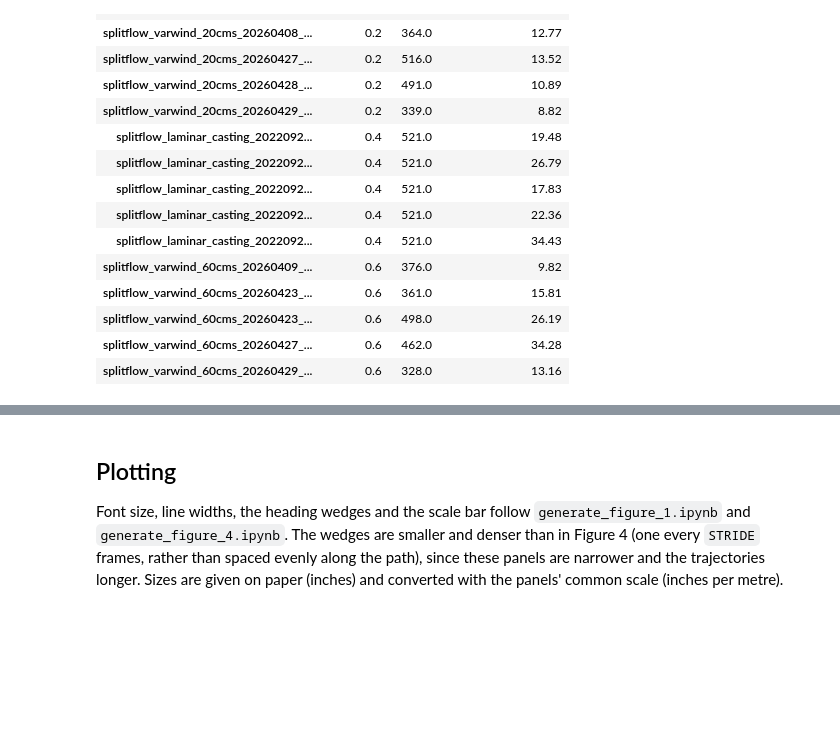
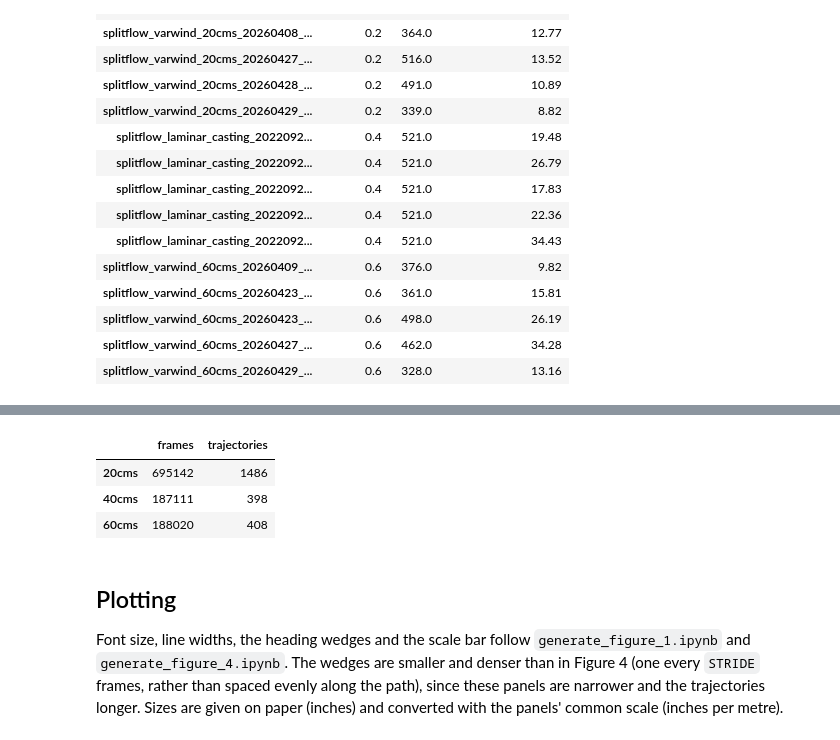
Before and after one commit to nehalsinghmangat/drosophila_body_orientation_predictor, a Jupyter notebook: generate_figures/generate_figure_5.ipynb, the cells around one changed output, grey strips where cells are left out. Drawn from its saved outputs; the diff is of its cells as text; code cells hidden in the pictures; blank space fills up the shorter version.

```diff
--- a/generate_figures/generate_figure_5.ipynb
+++ b/generate_figures/generate_figure_5.ipynb
@@ -46,6 +46,8 @@ plt.rcParams['font.sans-serif'] = ['Arial', 'DejaVu Sans']
 
 LAYOUT_PATH = '../publication_figures/figure_5.svg'
 TRAJECTORY_DIR = Path('../example_inference/trajectories')
+VARWIND_PATH = '../inferencedata/flies_varwind_C1WT_combined_optotrigger_fancontrol_trimmed_ann_heading.parquet'
+LAMINAR_PATH = '../inferencedata/flies_laminar_c1xwt_preprocessed_optotrigger_trimmed_ann_heading.parquet'
 # %% [markdown]
 ## Trajectories
 
@@ -209,3 +215,27 @@ pd.DataFrame({name: {'wind (m/s)': t['wind_speed'].iloc[0], 'frames': len(t),
+# %%
+HEATMAP_DATA = {'20cms': (VARWIND_PATH, 0.2), '40cms': (LAMINAR_PATH, 0.4), '60cms': (VARWIND_PATH, 0.6)}   # data set, wind speed (m/s)
+
+
+def wind_frame_deg(angle, wind_direction_deg):
+    '''Angle (rad) in the wind's frame, in degrees 0-360 (0 = downwind, 180 = upwind)'''
+    return np.degrees(np.asarray(angle) - np.deg2rad(np.asarray(wind_direction_deg))) % 360
+
+
+inferred = {path: pd.read_parquet(path, columns=['obj_id_unique_event', 'xvel', 'yvel', 'wind_speed',
+                                                 'wind_direction_deg', 'heading_ann']).dropna()
+            for path in {path for path, _ in HEATMAP_DATA.values()}}
+heatmap_frames = {}   # row -> (frames with course and heading in the wind's frame, number of trajectories)
+for row, (path, wind_speed) in HEATMAP_DATA.items():
+    t = inferred[path][np.isclose(inferred[path]['wind_speed'], wind_speed)]
+    heatmap_frames[row] = (pd.DataFrame({'course': wind_frame_deg(np.arctan2(t['yvel'], t['xvel']), t['wind_direction_deg']),
+                                         'heading': wind_frame_deg(t['heading_ann'], t['wind_direction_deg'])}),
+                           t['obj_id_unique_event'].nunique())
+pd.DataFrame({row: {'frames': len(f), 'trajectories': n} for row, (f, n) in heatmap_frames.items()}).T
+# %% [output]
+|  | frames | trajectories |
+| 20cms | 695142 | 1486 |
+| 40cms | 187111 | 398 |
+| 60cms | 188020 | 408 |
 # %% [markdown]
 ## Plotting
 
```
Also changed, not shown: parts of 6 cells of this notebook, 4 other files.
